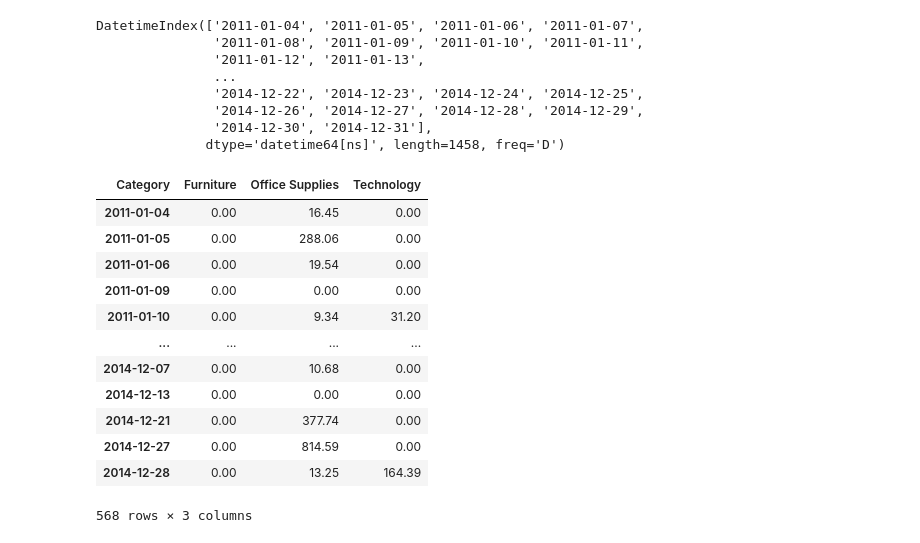
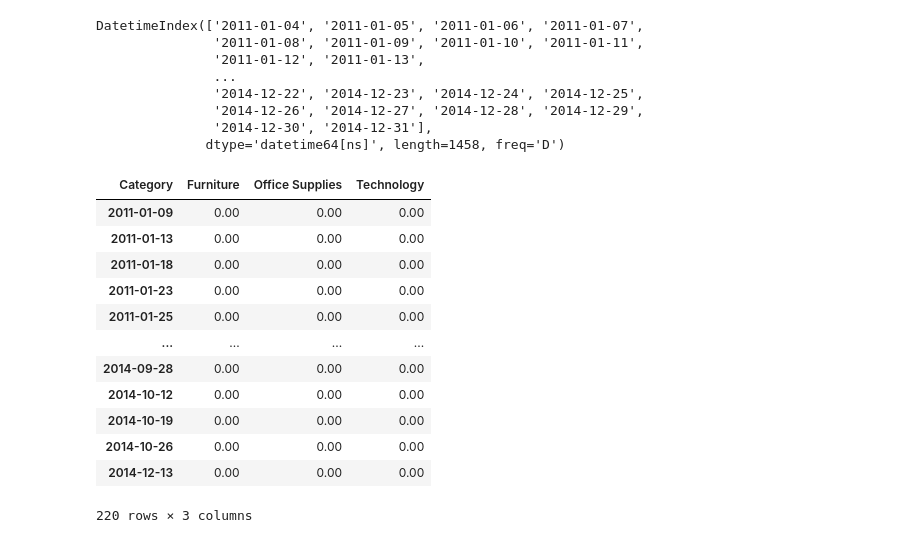
Before and after one commit to razielar/coursera_time_series_forecasting, a Jupyter notebook: coursera_time_series/week_1/pandas.time.series.ipynb, the cells around one changed output. Cells and saved outputs as stored; diff of their text form; code cells hidden in the pictures.

```diff
--- a/coursera_time_series/week_1/pandas.time.series.ipynb
+++ b/coursera_time_series/week_1/pandas.time.series.ipynb
@@ -317,20 +335,20 @@ DatetimeIndex(['2011-01-04', '2011-01-05', '2011-01-06', '2011-01-07',
                '2014-12-30', '2014-12-31'],
               dtype='datetime64[ns]', length=1458, freq='D')
 # %%
-new_sales[new_sales['Furniture'] == 0]
+new_sales[(new_sales['Furniture'] == 0) & (new_sales['Technology'] == 0) & (new_sales['Office Supplies'] == 0)]
 # %% [output]
 | Category | Furniture | Office Supplies | Technology |
-| 2011-01-04 | 0.00 | 16.45 | 0.00 |
-| 2011-01-05 | 0.00 | 288.06 | 0.00 |
-| 2011-01-06 | 0.00 | 19.54 | 0.00 |
 | 2011-01-09 | 0.00 | 0.00 | 0.00 |
-| 2011-01-10 | 0.00 | 9.34 | 31.20 |
+| 2011-01-13 | 0.00 | 0.00 | 0.00 |
+| 2011-01-18 | 0.00 | 0.00 | 0.00 |
+| 2011-01-23 | 0.00 | 0.00 | 0.00 |
+| 2011-01-25 | 0.00 | 0.00 | 0.00 |
 | ... | ... | ... | ... |
-| 2014-12-07 | 0.00 | 10.68 | 0.00 |
+| 2014-09-28 | 0.00 | 0.00 | 0.00 |
+| 2014-10-12 | 0.00 | 0.00 | 0.00 |
+| 2014-10-19 | 0.00 | 0.00 | 0.00 |
+| 2014-10-26 | 0.00 | 0.00 | 0.00 |
 | 2014-12-13 | 0.00 | 0.00 | 0.00 |
-| 2014-12-21 | 0.00 | 377.74 | 0.00 |
-| 2014-12-27 | 0.00 | 814.59 | 0.00 |
-| 2014-12-28 | 0.00 | 13.25 | 164.39 |
-568 rows × 3 columns
+220 rows × 3 columns
 # %%
 # new_sales.to_csv('processed_df/processed.df.csv')
```
Also changed, not shown: parts of 3 cells of this notebook, 1 other file.
